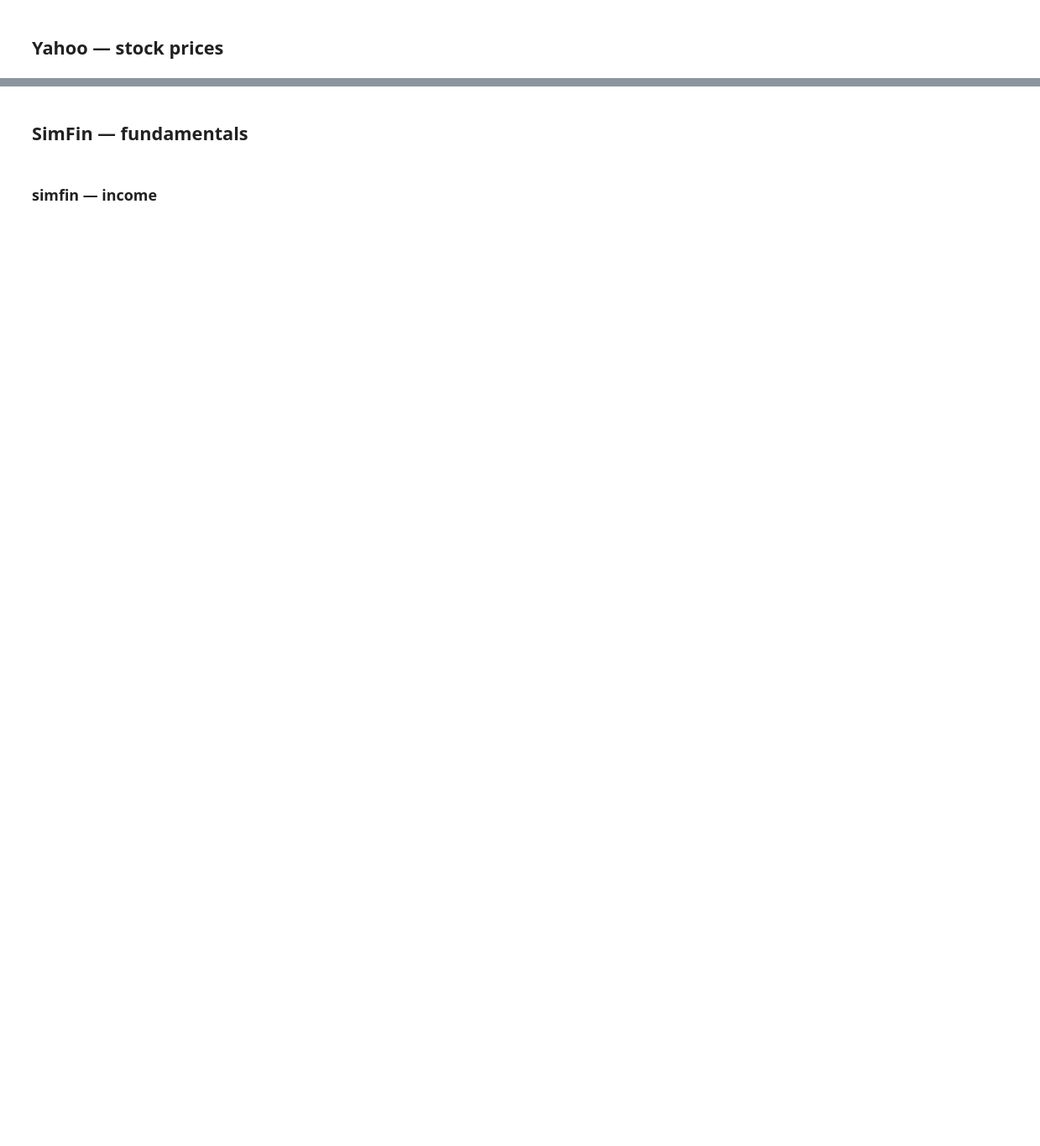
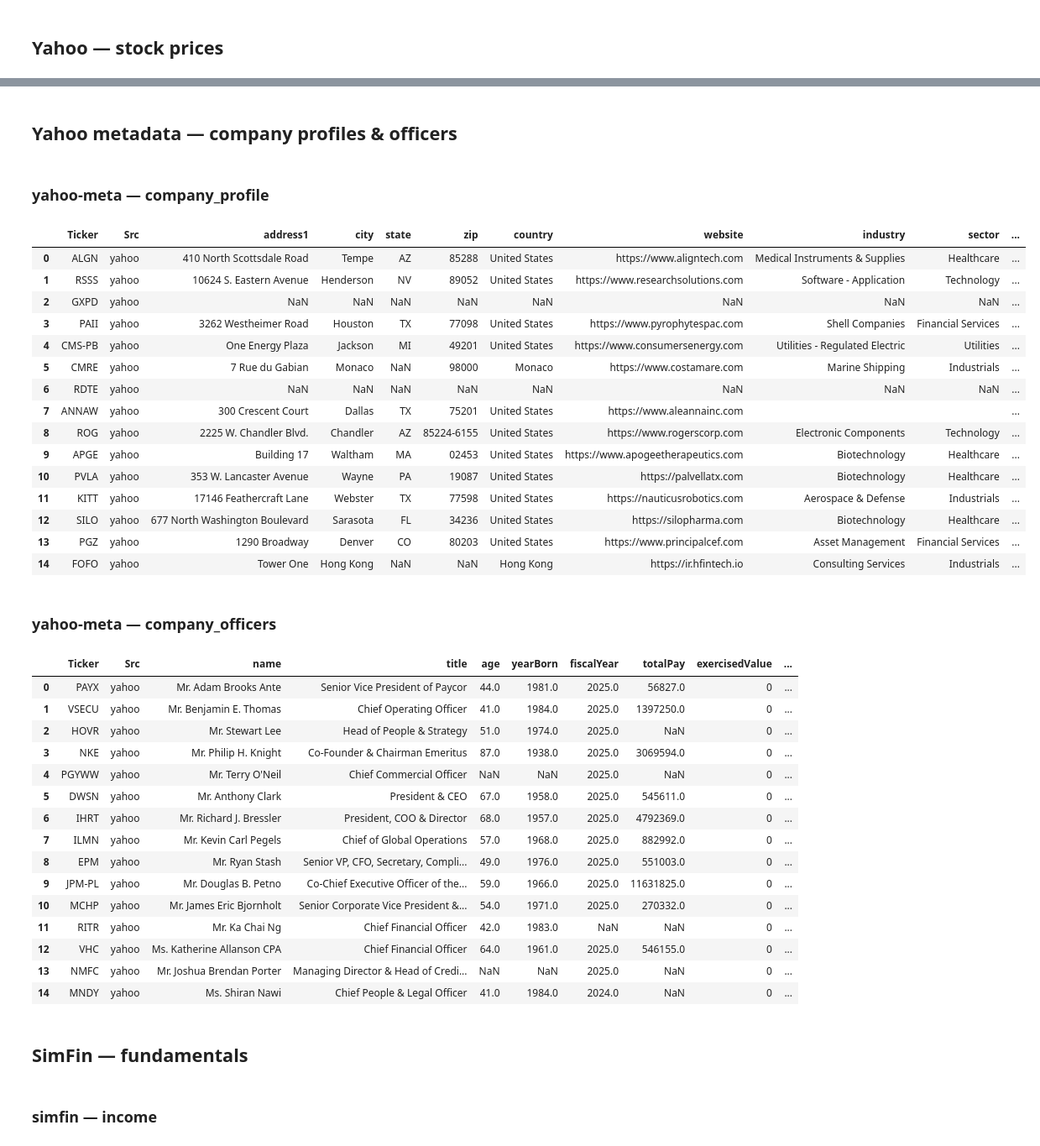
Before and after one commit to marcdumon/investalyze, a Jupyter notebook: notebooks/1_explore_db.ipynb, the cells around one changed output, grey strips where cells are left out. Shown at 84% size. Cells and saved outputs as stored; diff of their text form; code cells hidden in the pictures; blank space fills up the shorter version.

```diff
--- a/notebooks/1_explore_db.ipynb
+++ b/notebooks/1_explore_db.ipynb
@@ -93,3 +90,42 @@ show_provider_samples(con, 'yahoo')
+# %% [markdown]
+## Yahoo metadata — company profiles & officers
+# %%
+show_provider_samples(con, 'yahoo-meta')
+# %% [output]
+### yahoo-meta — company_profile
+|  | Ticker | Src | address1 | city | state | zip | country | website | industry | sector | ... |
+| 0 | ALGN | yahoo | 410 North Scottsdale Road | Tempe | AZ | 85288 | United States | https://www.aligntech.com | Medical Instruments & Supplies | Healthcare | ... |
+| 1 | RSSS | yahoo | 10624 S. Eastern Avenue | Henderson | NV | 89052 | United States | https://www.researchsolutions.com | Software - Application | Technology | ... |
+| 2 | GXPD | yahoo | NaN | NaN | NaN | NaN | NaN | NaN | NaN | NaN | ... |
+| 3 | PAII | yahoo | 3262 Westheimer Road | Houston | TX | 77098 | United States | https://www.pyrophytespac.com | Shell Companies | Financial Services | ... |
+| 4 | CMS-PB | yahoo | One Energy Plaza | Jackson | MI | 49201 | United States | https://www.consumersenergy.com | Utilities - Regulated Electric | Utilities | ... |
+| 5 | CMRE | yahoo | 7 Rue du Gabian | Monaco | NaN | 98000 | Monaco | https://www.costamare.com | Marine Shipping | Industrials | ... |
+| 6 | RDTE | yahoo | NaN | NaN | NaN | NaN | NaN | NaN | NaN | NaN | ... |
+| 7 | ANNAW | yahoo | 300 Crescent Court | Dallas | TX | 75201 | United States | https://www.aleannainc.com |  |  | ... |
+| 8 | ROG | yahoo | 2225 W. Chandler Blvd. | Chandler | AZ | 85224-6155 | United States | https://www.rogerscorp.com | Electronic Components | Technology | ... |
+| 9 | APGE | yahoo | Building 17 | Waltham | MA | 02453 | United States | https://www.apogeetherapeutics.com | Biotechnology | Healthcare | ... |
+| 10 | PVLA | yahoo | 353 W. Lancaster Avenue | Wayne | PA | 19087 | United States | https://palvellatx.com | Biotechnology | Healthcare | ... |
+| 11 | KITT | yahoo | 17146 Feathercraft Lane | Webster | TX | 77598 | United States | https://nauticusrobotics.com | Aerospace & Defense | Industrials | ... |
+| 12 | SILO | yahoo | 677 North Washington Boulevard | Sarasota | FL | 34236 | United States | https://silopharma.com | Biotechnology | Healthcare | ... |
+| 13 | PGZ | yahoo | 1290 Broadway | Denver | CO | 80203 | United States | https://www.principalcef.com | Asset Management | Financial Services | ... |
+| 14 | FOFO | yahoo | Tower One | Hong Kong | NaN | NaN | Hong Kong | https://ir.hfintech.io | Consulting Services | Industrials | ... |
+### yahoo-meta — company_officers
+|  | Ticker | Src | name | title | age | yearBorn | fiscalYear | totalPay | exercisedValue | ... |
+| 0 | PAYX | yahoo | Mr. Adam Brooks Ante | Senior Vice President of Paycor | 44.0 | 1981.0 | 2025.0 | 56827.0 | 0 | ... |
+| 1 | VSECU | yahoo | Mr. Benjamin E. Thomas | Chief Operating Officer | 41.0 | 1984.0 | 2025.0 | 1397250.0 | 0 | ... |
+| 2 | HOVR | yahoo | Mr. Stewart Lee | Head of People & Strategy | 51.0 | 1974.0 | 2025.0 | NaN | 0 | ... |
+| 3 | NKE | yahoo | Mr. Philip H. Knight | Co-Founder & Chairman Emeritus | 87.0 | 1938.0 | 2025.0 | 3069594.0 | 0 | ... |
+| 4 | PGYWW | yahoo | Mr. Terry O'Neil | Chief Commercial Officer | NaN | NaN | 2025.0 | NaN | 0 | ... |
+| 5 | DWSN | yahoo | Mr. Anthony Clark | President & CEO | 67.0 | 1958.0 | 2025.0 | 545611.0 | 0 | ... |
+| 6 | IHRT | yahoo | Mr. Richard J. Bressler | President, COO & Director | 68.0 | 1957.0 | 2025.0 | 4792369.0 | 0 | ... |
+| 7 | ILMN | yahoo | Mr. Kevin Carl Pegels | Chief of Global Operations | 57.0 | 1968.0 | 2025.0 | 882992.0 | 0 | ... |
+| 8 | EPM | yahoo | Mr. Ryan Stash | Senior VP, CFO, Secretary, Compli... | 49.0 | 1976.0 | 2025.0 | 551003.0 | 0 | ... |
+| 9 | JPM-PL | yahoo | Mr. Douglas B. Petno | Co-Chief Executive Officer of the... | 59.0 | 1966.0 | 2025.0 | 11631825.0 | 0 | ... |
+| 10 | MCHP | yahoo | Mr. James Eric Bjornholt | Senior Corporate Vice President &... | 54.0 | 1971.0 | 2025.0 | 270332.0 | 0 | ... |
+| 11 | RITR | yahoo | Mr. Ka Chai Ng | Chief Financial Officer | 42.0 | 1983.0 | NaN | NaN | 0 | ... |
+| 12 | VHC | yahoo | Ms. Katherine Allanson CPA | Chief Financial Officer | 64.0 | 1961.0 | 2025.0 | 546155.0 | 0 | ... |
+| 13 | NMFC | yahoo | Mr. Joshua Brendan Porter | Managing Director & Head of Credi... | NaN | NaN | 2025.0 | NaN | 0 | ... |
+| 14 | MNDY | yahoo | Ms. Shiran Nawi | Chief People & Legal Officer | 41.0 | 1984.0 | 2024.0 | NaN | 0 | ... |
 # %% [markdown]
 ## SimFin — fundamentals
 # %%
```
Also changed, not shown: parts of 4 cells of this notebook, 2 other files.
